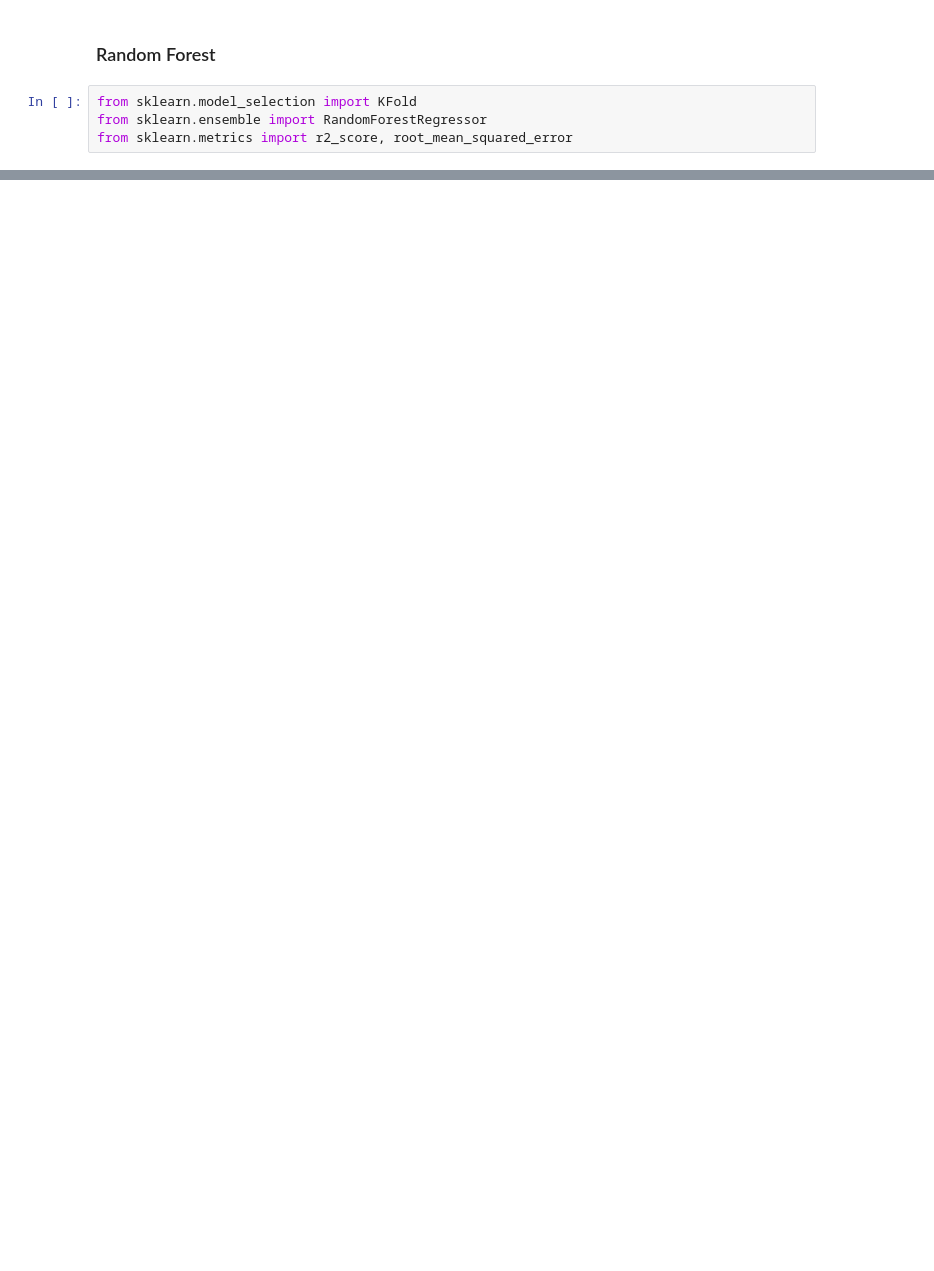
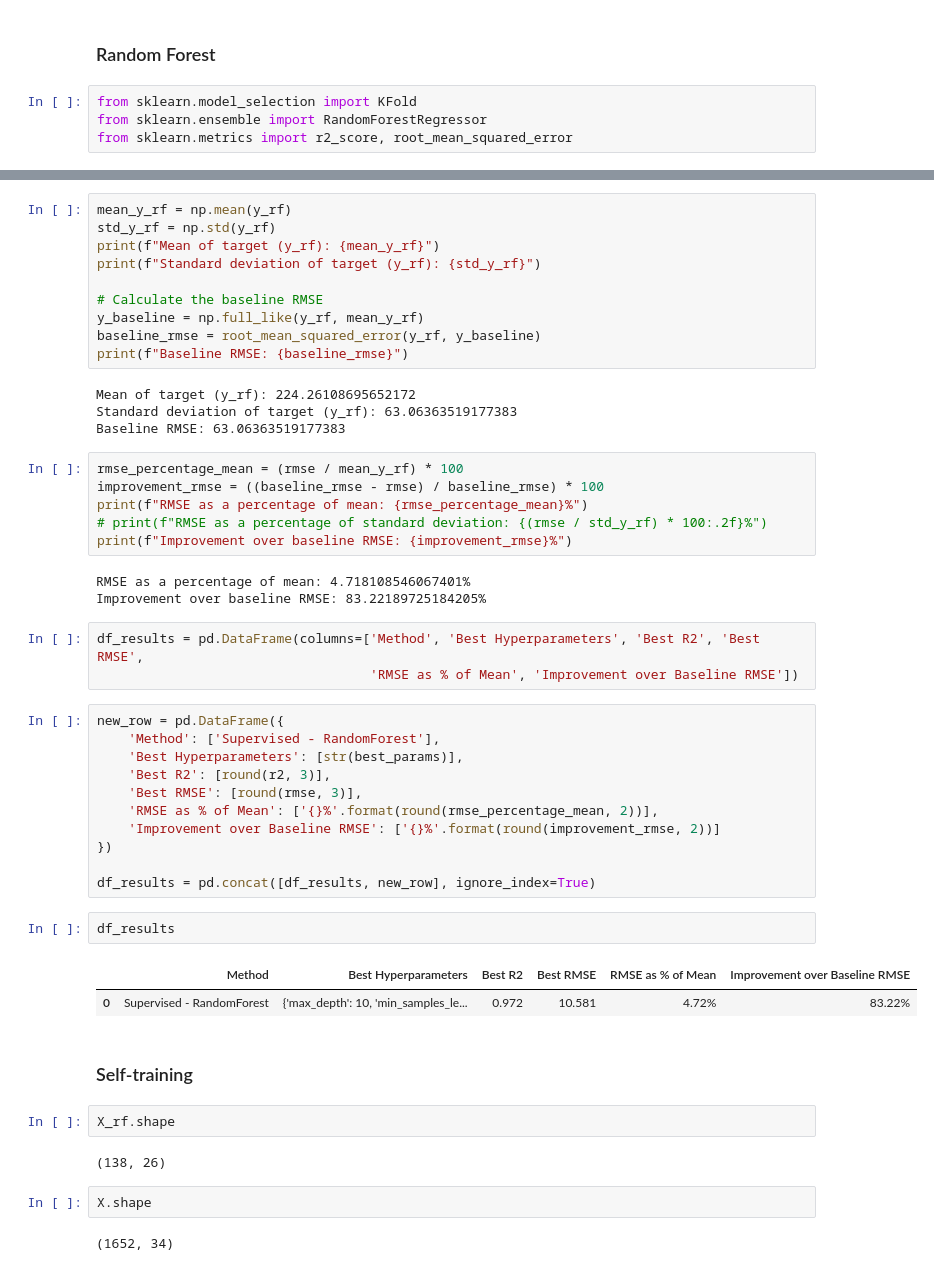
Before and after one commit to elbarhichi/Welding-Quality-Prediction, a Jupyter notebook: ML_PROJECT_yuxian_ssl.ipynb, the cells around one changed output, grey strips where cells are left out. Cells and saved outputs as stored; diff of their text form; blank space fills up the shorter version.

```diff
--- a/ML_PROJECT_yuxian_ssl.ipynb
+++ b/ML_PROJECT_yuxian_ssl.ipynb
@@ -314,3 +446,55 @@ memory usage: 20.9 KB
+# %%
+mean_y_rf = np.mean(y_rf)
+std_y_rf = np.std(y_rf)
+print(f"Mean of target (y_rf): {mean_y_rf}")
+print(f"Standard deviation of target (y_rf): {std_y_rf}")
+
+# Calculate the baseline RMSE
+y_baseline = np.full_like(y_rf, mean_y_rf)
+baseline_rmse = root_mean_squared_error(y_rf, y_baseline)
+print(f"Baseline RMSE: {baseline_rmse}")
+# %% [output]
+Mean of target (y_rf): 224.26108695652172
+Standard deviation of target (y_rf): 63.06363519177383
+Baseline RMSE: 63.06363519177383
+# %%
+rmse_percentage_mean = (rmse / mean_y_rf) * 100
+improvement_rmse = ((baseline_rmse - rmse) / baseline_rmse) * 100
+print(f"RMSE as a percentage of mean: {rmse_percentage_mean}%")
+# print(f"RMSE as a percentage of standard deviation: {(rmse / std_y_rf) * 100:.2f}%")
+print(f"Improvement over baseline RMSE: {improvement_rmse}%")
+# %% [output]
+RMSE as a percentage of mean: 4.718108546067401%
+Improvement over baseline RMSE: 83.22189725184205%
+# %%
+df_results = pd.DataFrame(columns=['Method', 'Best Hyperparameters', 'Best R2', 'Best RMSE',
+                                   'RMSE as % of Mean', 'Improvement over Baseline RMSE'])
+# %%
+new_row = pd.DataFrame({
+    'Method': ['Supervised - RandomForest'],
+    'Best Hyperparameters': [str(best_params)],
+    'Best R2': [round(r2, 3)],
+    'Best RMSE': [round(rmse, 3)],
+    'RMSE as % of Mean': ['{}%'.format(round(rmse_percentage_mean, 2))],
+    'Improvement over Baseline RMSE': ['{}%'.format(round(improvement_rmse, 2))]
+})
+
+df_results = pd.concat([df_results, new_row], ignore_index=True)
+# %%
+df_results
+# %% [output]
+|  | Method | Best Hyperparameters | Best R2 | Best RMSE | RMSE as % of Mean | Improvement over Baseline RMSE |
+| 0 | Supervised - RandomForest | {'max_depth': 10, 'min_samples_le... | 0.972 | 10.581 | 4.72% | 83.22% |
+# %% [markdown]
+### Self-training
+# %%
+X_rf.shape
+# %% [output]
+(138, 26)
+# %%
+X.shape
+# %% [output]
+(1652, 34)
 # %%
 y.shape
 # %% [output]
```
Also changed, not shown: parts of 33 cells of this notebook.
